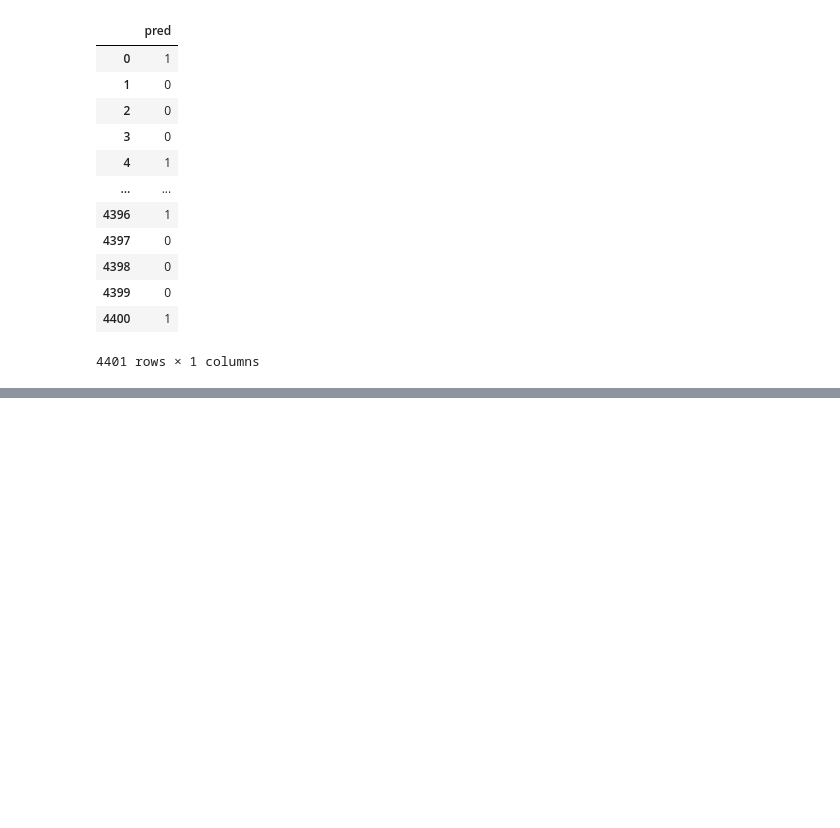
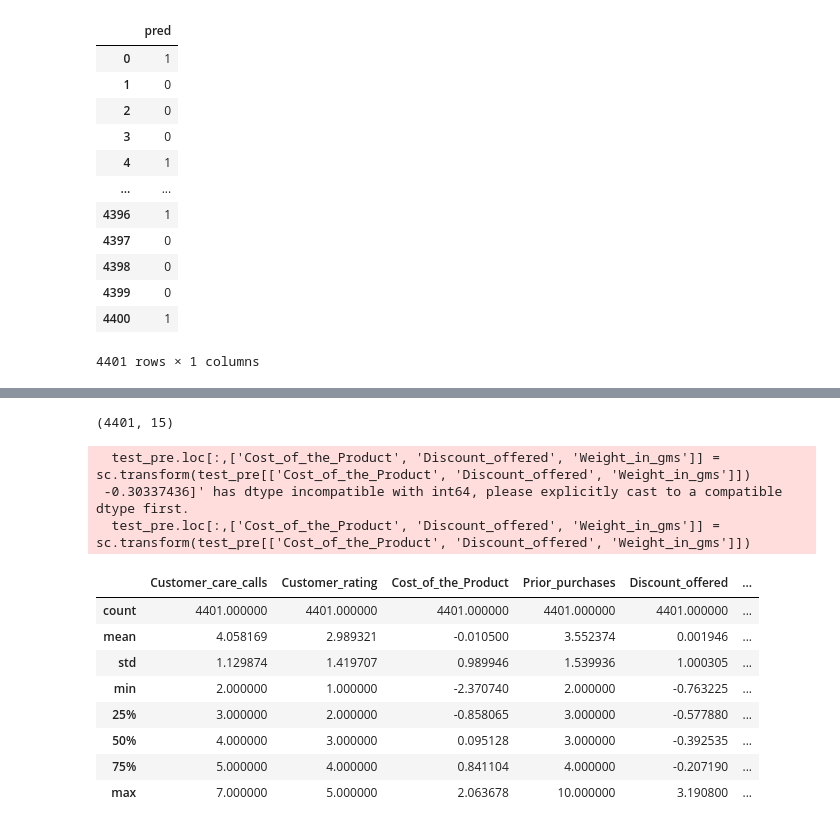
Before and after one commit to YEEUNco/bigdata_analysis, a Jupyter notebook: 기출2회차_2유형.ipynb, the cells around one changed output, grey strips where cells are left out. Saved outputs shown, nothing was run; the diff lists cells and outputs as text; code cells hidden in the pictures; blank space fills up the shorter version.

```diff
--- a/기출2회차_2유형.ipynb
+++ b/기출2회차_2유형.ipynb
@@ -500,0 +552,5 @@ train_pred =
+# %%
+test_pre = test.copy()
+test_pre = test_pre.drop(columns=['ID'])
+test_pre['Customer_care_calls'] = test_pre['Customer_care_calls'].str.replace('$', '').astype(int)
+test_pre.info()
@@ -500,0 +575,21 @@ train_pred =
+# %%
+test_pre = pd.get_dummies(test_pre, drop_first=True)
+test_pre.shape
+# %% [output]
+(4401, 15)
+# %%
+test_pre.loc[:,['Cost_of_the_Product', 'Discount_offered', 'Weight_in_gms']] = sc.transform(test_pre[['Cost_of_the_Product', 'Discount_offered', 'Weight_in_gms']])
+test_pre.describe()
+# %% [output]
+  test_pre.loc[:,['Cost_of_the_Product', 'Discount_offered', 'Weight_in_gms']] = sc.transform(test_pre[['Cost_of_the_Product', 'Discount_offered', 'Weight_in_gms']])
+ -0.30337436]' has dtype incompatible with int64, please explicitly cast to a compatible dtype first.
+  test_pre.loc[:,['Cost_of_the_Product', 'Discount_offered', 'Weight_in_gms']] = sc.transform(test_pre[['Cost_of_the_Product', 'Discount_offered', 'Weight_in_gms']])
+|  | Customer_care_calls | Customer_rating | Cost_of_the_Product | Prior_purchases | Discount_offered | ... |
+| count | 4401.000000 | 4401.000000 | 4401.000000 | 4401.000000 | 4401.000000 | ... |
+| mean | 4.058169 | 2.989321 | -0.010500 | 3.552374 | 0.001946 | ... |
+| std | 1.129874 | 1.419707 | 0.989946 | 1.539936 | 1.000305 | ... |
+| min | 2.000000 | 1.000000 | -2.370740 | 2.000000 | -0.763225 | ... |
+| 25% | 3.000000 | 2.000000 | -0.858065 | 3.000000 | -0.577880 | ... |
+| 50% | 4.000000 | 3.000000 | 0.095128 | 3.000000 | -0.392535 | ... |
+| 75% | 5.000000 | 4.000000 | 0.841104 | 4.000000 | -0.207190 | ... |
+| max | 7.000000 | 5.000000 | 2.063678 | 10.000000 | 3.190800 | ... |
```
Also changed, not shown: parts of 15 cells of this notebook.
